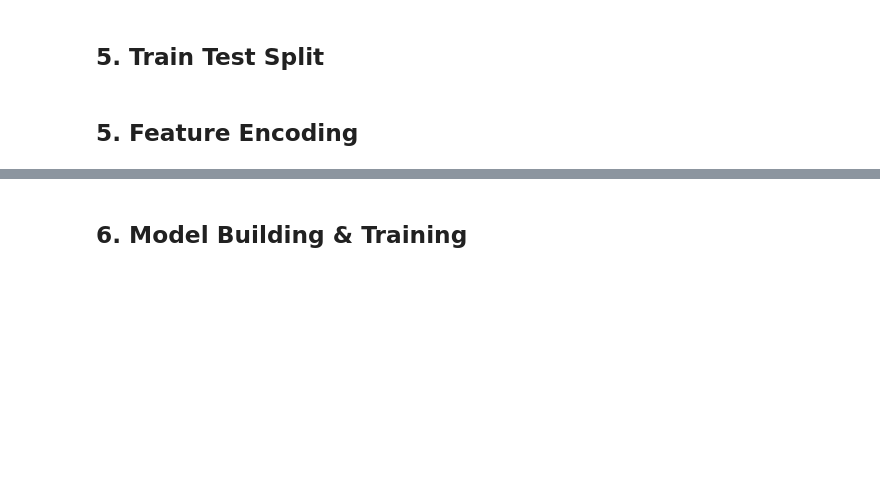
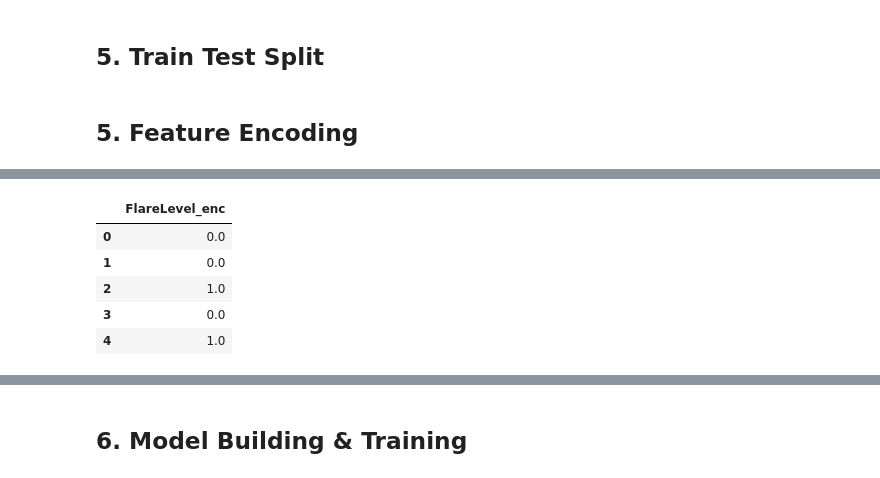
Before and after one commit to EMuritu/Gas_Flaring_Prediction, a Jupyter notebook: Gas_Flaring_Prediction.ipynb, the cells around one changed output, grey strips where cells are left out. Cells and saved outputs as stored; diff of their text form; code cells hidden in the pictures; blank space fills up the shorter version.

```diff
--- a/Gas_Flaring_Prediction.ipynb
+++ b/Gas_Flaring_Prediction.ipynb
@@ -811,0 +856,21 @@ te_cols = ['Region', 'Country', 'FieldOperator']
+# %%
+# There is a natural order: Small < Medium < Large; let's preserve it using an ordinal encoder.
+
+# Ordinal FlareLevel
+from sklearn.preprocessing import OrdinalEncoder
+ord_flare = OrdinalEncoder(
+    categories=[['Small', 'Medium', 'Large']],
+    handle_unknown='use_encoded_value', unknown_value=-1
+)
+X_flare = pd.DataFrame(
+    ord_flare.fit_transform(X[ordinal_cols]),
+    columns=['FlareLevel_enc'], index=X.index
+)
+X_flare.head()
+# %% [output]
+|  | FlareLevel_enc |
+| 0 | 0.0 |
+| 1 | 0.0 |
+| 2 | 1.0 |
+| 3 | 0.0 |
+| 4 | 1.0 |
```
Also changed, not shown: parts of 4 cells of this notebook.
